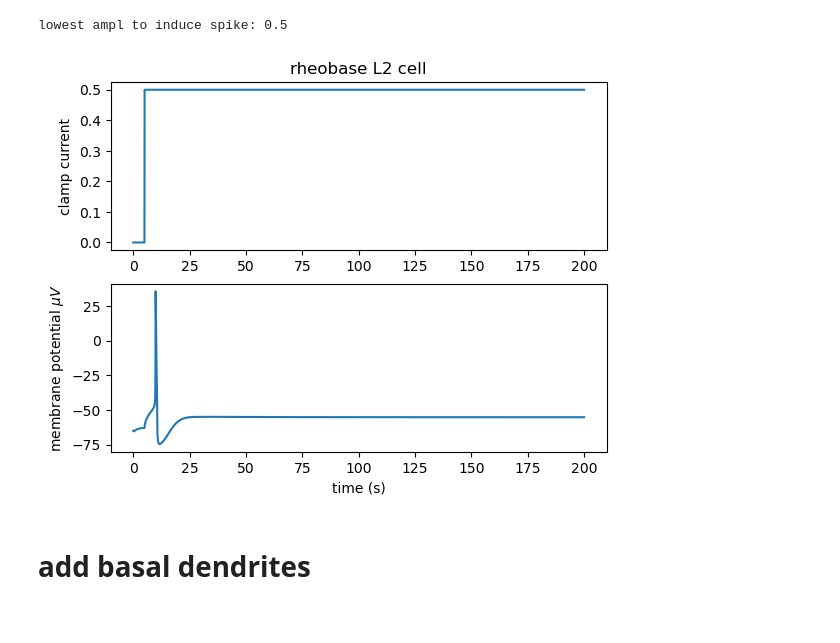
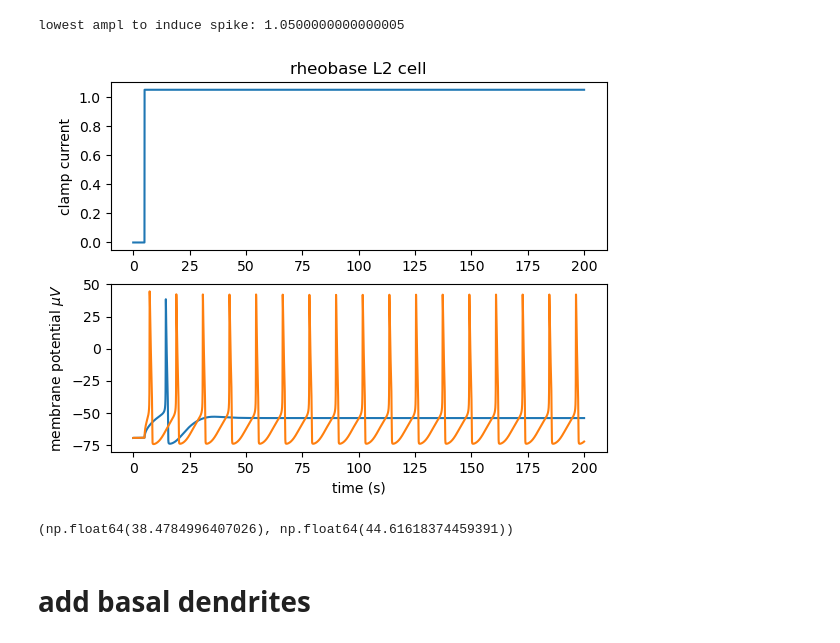
Before and after one commit to jonescompneurolab/hnn-tuning, a Jupyter notebook: new_cells_dev/cells/l23_handtune.ipynb, the cells around one changed output. Saved outputs shown, nothing was run; the diff lists cells and outputs as text; code cells hidden in the pictures.

```diff
--- a/new_cells_dev/cells/l23_handtune.ipynb
+++ b/new_cells_dev/cells/l23_handtune.ipynb
@@ -22 +28,4 @@ from hnn_core.viz import plot_cell_morphology
+# %%
+def exp_func(t, tau, A, C):
+    return A * (1 - np.exp(-t / tau)) + C
 # %%
@@ -121,7 +168,7 @@ for i in range(num_pulse):
     stim[i] = h.IClamp(l2pyr._nrn_sections['soma'](0.5))
     stim[i].delay = 20+(10*i)
     stim[i].dur = 1000
-    stim[i].amp = 1
+    stim[i].amp = 1.2
     clamp_current[i] = h.Vector().record(stim[i]._ref_i)
 
 fig = fig_voltage(l2pyr, clamp_current, l_stim=500)
@@ -193,0 +403,17 @@ fig.savefig(figpth+'sag.png')
+# %%
+section_names = ['soma', 'apical_trunk', 'apical_1', 'apical_tuft']
+del l2pyr
+h('forall delete_section()')
+
+l2pyr= Cell(sections, cell_tree, cell_type='L5_pyramidal', gid=0)
+l2pyr.build()
+l2pyr = mech_class.add_mechs(l2pyr, iascone_model_params)
+
+
+distance = []
+h.distance(sec = l2pyr._nrn_sections['soma'])
+for section in section_names:
+    for seg in l2pyr._nrn_sections[section]:
+        distance.append(h.distance(seg.x, sec=seg.sec))
+
+im = plt.pcolormesh(np.tile(np.array(distance),(2,1)), cmap='viridis', vmin=0, vmax=650)
@@ -207,36 +544,60 @@ for a in ampl:
     stim = h.IClamp(l2pyr._nrn_sections['soma'](0.5))
     stim.delay = 5
     stim.dur = 1000
     stim.amp = a
     clamp_current = h.Vector().record(stim._ref_i)
 
     v = h.Vector().record(l2pyr._nrn_sections['soma'](0.5)._ref_v)
 
     t = h.Vector().record(h._ref_t)
 
 
     h.celsius = 37
-    h.finitialize(-65 * mV)
+    h.finitialize()
     h.continuerun(200 * ms)
 
     pk = find_peaks(v, height=0)
     if np.any(pk[0]) == True:
         print(f'lowest ampl to induce spike: {a}')
         break
 
+rheo_peak = np.max(v.as_numpy())
 fig, ax = plt.subplots(2,1)
 
 ax[0].plot(t,clamp_current)
 ax[0].set_ylabel('clamp current')
 ax[1].plot(t,v)
 ax[1].set_xlabel('time (s)')
 ax[1].set_ylabel('membrane potential $\mu V$')
 ax[0].set_title('rheobase L2 cell')
 
+
+l2pyr= Cell(sections, cell_tree, cell_type='L5_pyramidal', gid=0)
+l2pyr.build()
+l2pyr = mech_class.add_mechs(l2pyr, iascone_model_params)
+
+# critical freq
+num_pulse = 3
+stim = h.IClamp(l2pyr._nrn_sections['soma'](0.5))
+stim.delay = 5
+stim.dur = 1000
+stim.amp = a*2
+v = h.Vector().record(l2pyr._nrn_sections['soma'](0.5)._ref_v)
+
+h.celsius = 37
+h.finitialize()
+h.continuerun(200 * ms)
+ax[1].plot(t,v)
+twice_rheo_peak = np.max(v.as_numpy())
+
 fig.savefig(figpth+'rheobase.png')
 # %% [output]
-lowest ampl to induce spike: 0.5
+lowest ampl to induce spike: 1.0500000000000005
-[figure, old version]
+[figure, new version]
+# %%
+rheo_peak, twice_rheo_peak
+# %% [output]
+(np.float64(38.4784996407026), np.float64(44.61618374459391))
 # %% [markdown]
 # add basal dendrites
 # %%
```
Also changed, not shown: parts of 21 cells of this notebook, 11 other files.
